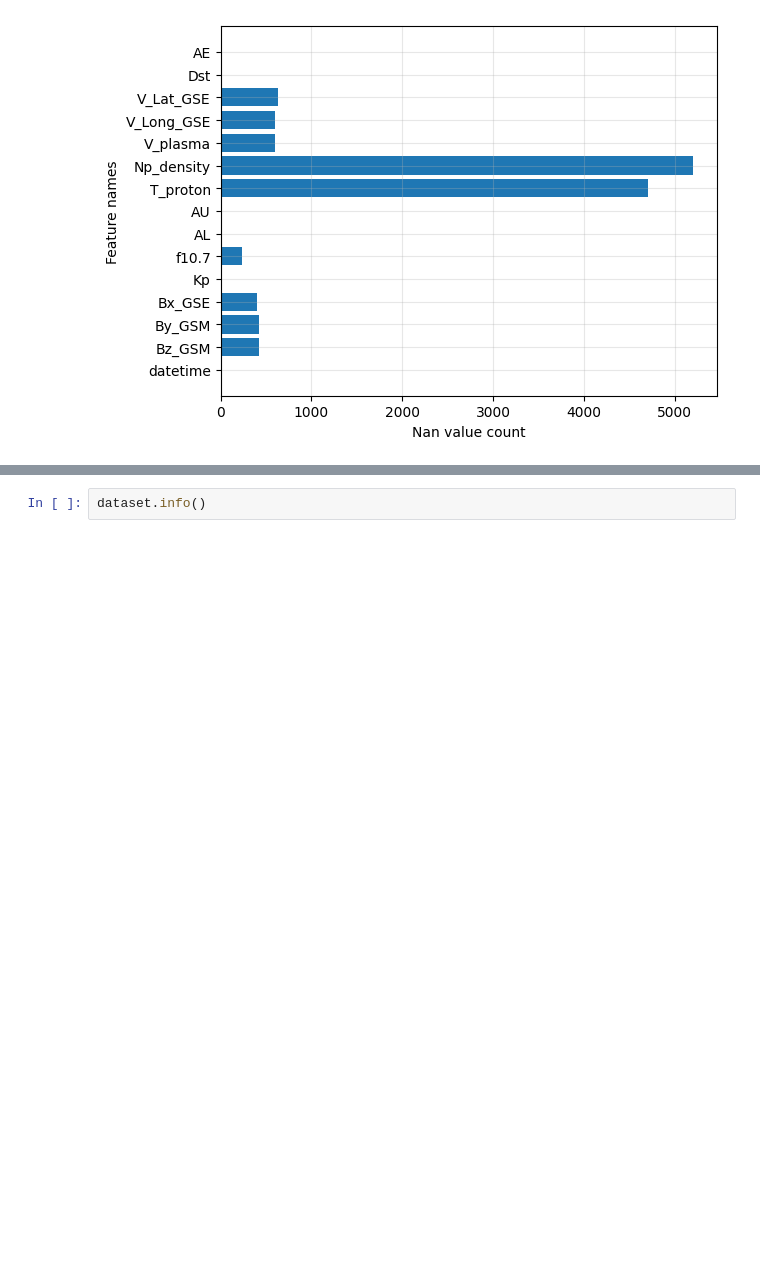
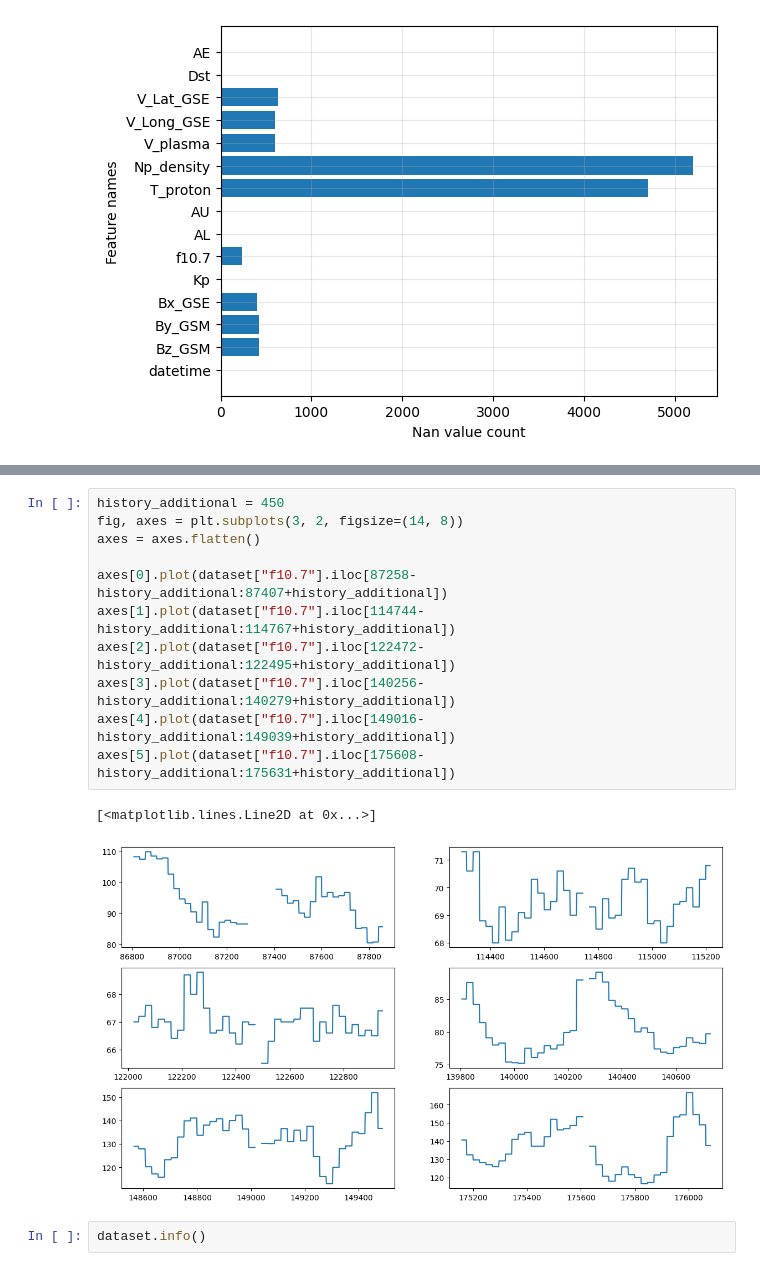
Before and after one commit to neZorinEgor/GeomagneticNet, a Jupyter notebook: notebooks/analisys.ipynb, the cells around one changed output, grey strips where cells are left out. Drawn from its saved outputs; the diff is of its cells as text; blank space fills up the shorter version.

```diff
--- a/notebooks/analisys.ipynb
+++ b/notebooks/analisys.ipynb
@@ -117,3 +143,17 @@ plt.show()
+# %%
+history_additional = 450
+fig, axes = plt.subplots(3, 2, figsize=(14, 8))
+axes = axes.flatten()
+
+axes[0].plot(dataset["f10.7"].iloc[87258-history_additional:87407+history_additional])
+axes[1].plot(dataset["f10.7"].iloc[114744-history_additional:114767+history_additional])
+axes[2].plot(dataset["f10.7"].iloc[122472-history_additional:122495+history_additional])
+axes[3].plot(dataset["f10.7"].iloc[140256-history_additional:140279+history_additional])
+axes[4].plot(dataset["f10.7"].iloc[149016-history_additional:149039+history_additional])
+axes[5].plot(dataset["f10.7"].iloc[175608-history_additional:175631+history_additional])
+# %% [output]
+[<matplotlib.lines.Line2D at 0x...>]
+[figure, added]
 # %%
 dataset.info()
 # %% [output]
```
Also changed, not shown: parts of 3 cells of this notebook.
